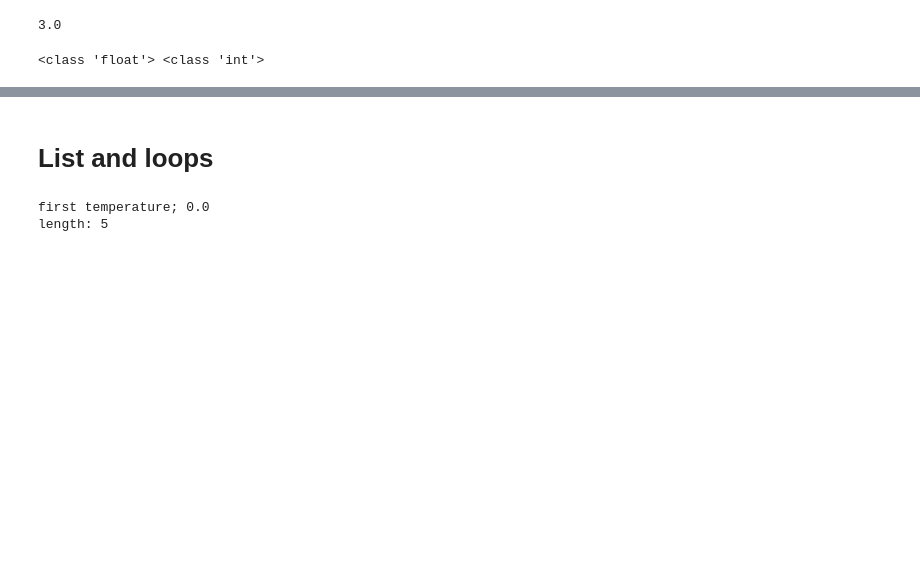
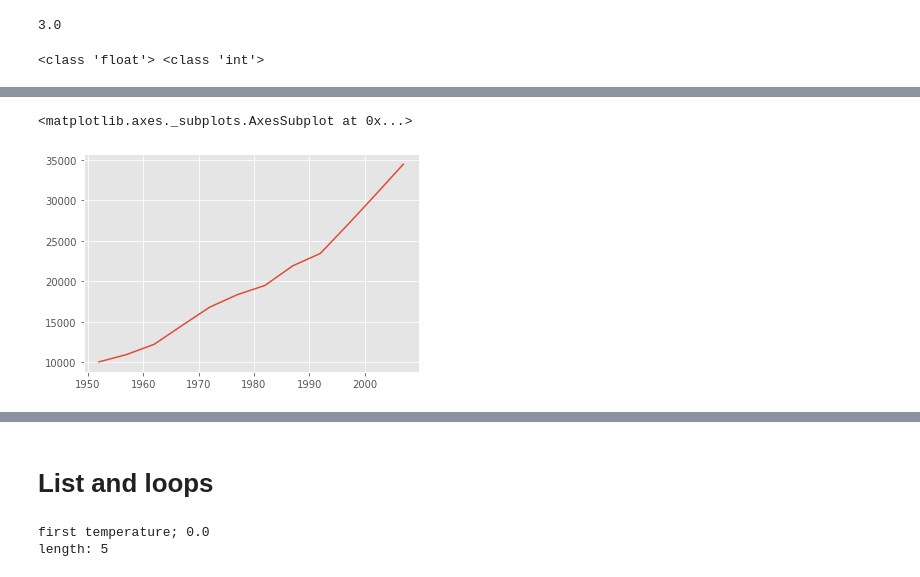
Before and after one commit to psalib/practcomp_2022, a Jupyter notebook: PractComp2022.ipynb, the cells around one changed output, grey strips where cells are left out. Cells and saved outputs as stored; diff of their text form; code cells hidden in the pictures; blank space fills up the shorter version.

```diff
--- a/PractComp2022.ipynb
+++ b/PractComp2022.ipynb
@@ -104,0 +448,5 @@ print(type(5/2), type(5//2))
+# %%
+data.loc['Australia'].plot()
+# %% [output]
+<matplotlib.axes._subplots.AxesSubplot at 0x...>
+[figure, added]
```
Also changed, not shown: parts of 97 cells of this notebook.
